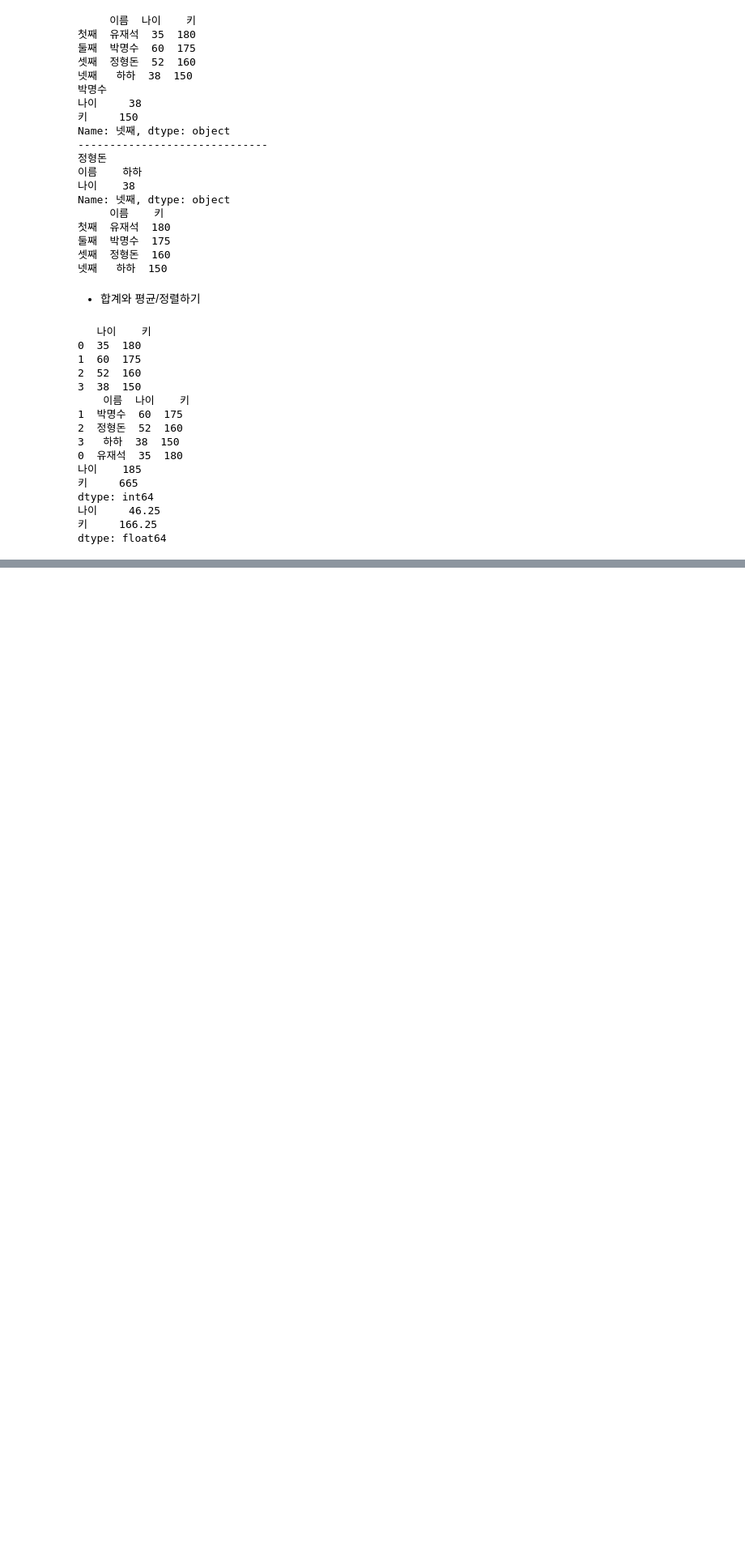
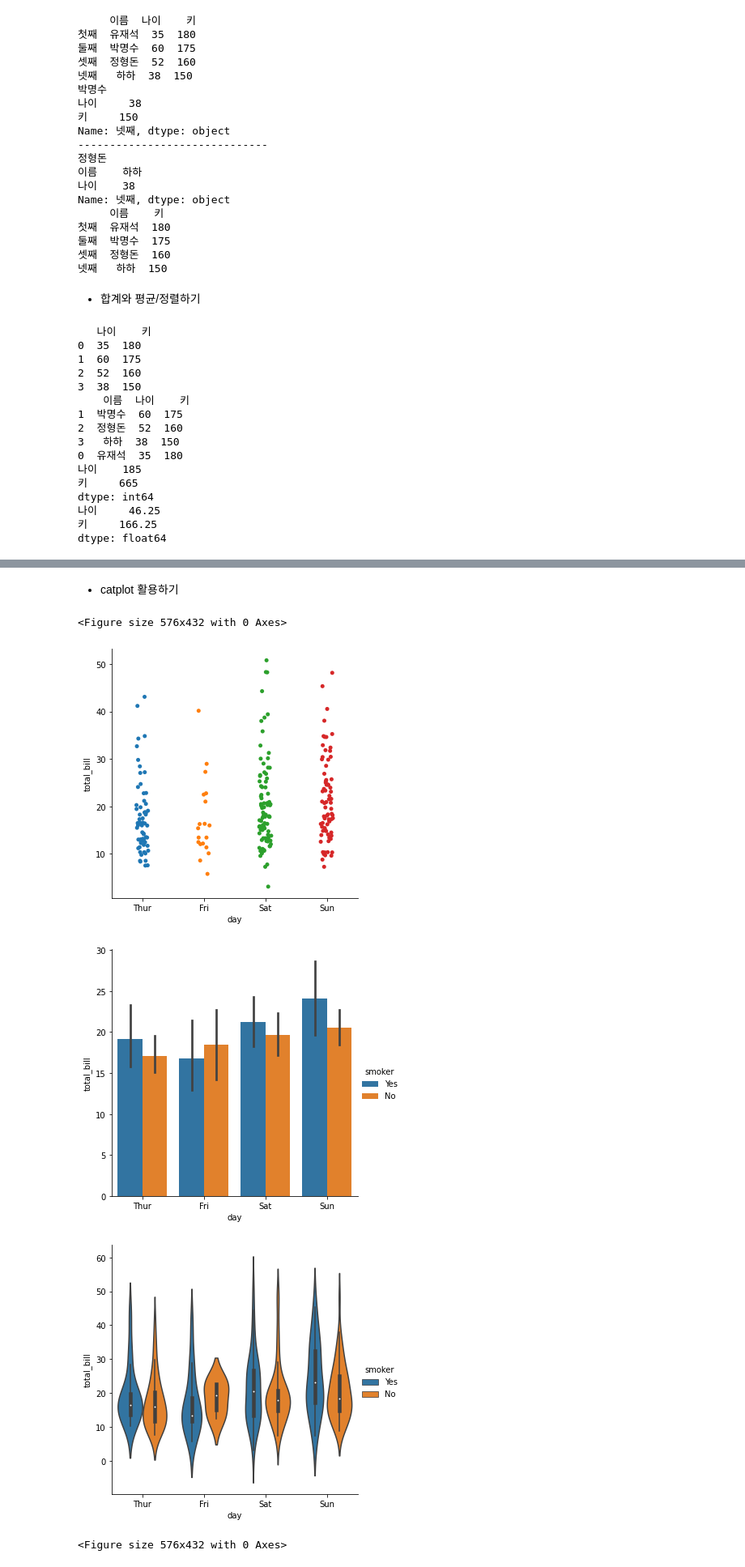
Before and after one commit to Nzukei/Learning_Python, a Jupyter notebook: 머신러닝 빅데이터 분석/1강 머신러닝 맛보기.ipynb, the cells around one changed output, grey strips where cells are left out. Shown at 81% size. Drawn from its saved outputs; the diff is of its cells as text; code cells hidden in the pictures; blank space fills up the shorter version.

```diff
--- a/머신러닝 빅데이터 분석/1강 머신러닝 맛보기.ipynb
+++ b/머신러닝 빅데이터 분석/1강 머신러닝 맛보기.ipynb
@@ -268,0 +313,16 @@ dtype: float64
+# %% [markdown]
+* catplot 활용하기
+# %%
+import matplotlib.pyplot as plt
+
+tips = sns.load_dataset("tips")
+sns.catplot(x="day",y="total_bill", data=tips)
+sns.catplot(x="day",y="total_bill", hue="smoker",kind="bar", data=tips)     # bar그래프
+sns.catplot(x="day", y="total_bill", hue="smoker",kind="violin", data=tips) # violin그래프
+plt.figure(figsize=(8,6)) # 사이즈
+# %% [output]
+<Figure size 576x432 with 0 Axes>
+[figure, added]
+[figure, added]
+[figure, added]
+<Figure size 576x432 with 0 Axes>
```
Also changed, not shown: parts of 17 cells of this notebook.
